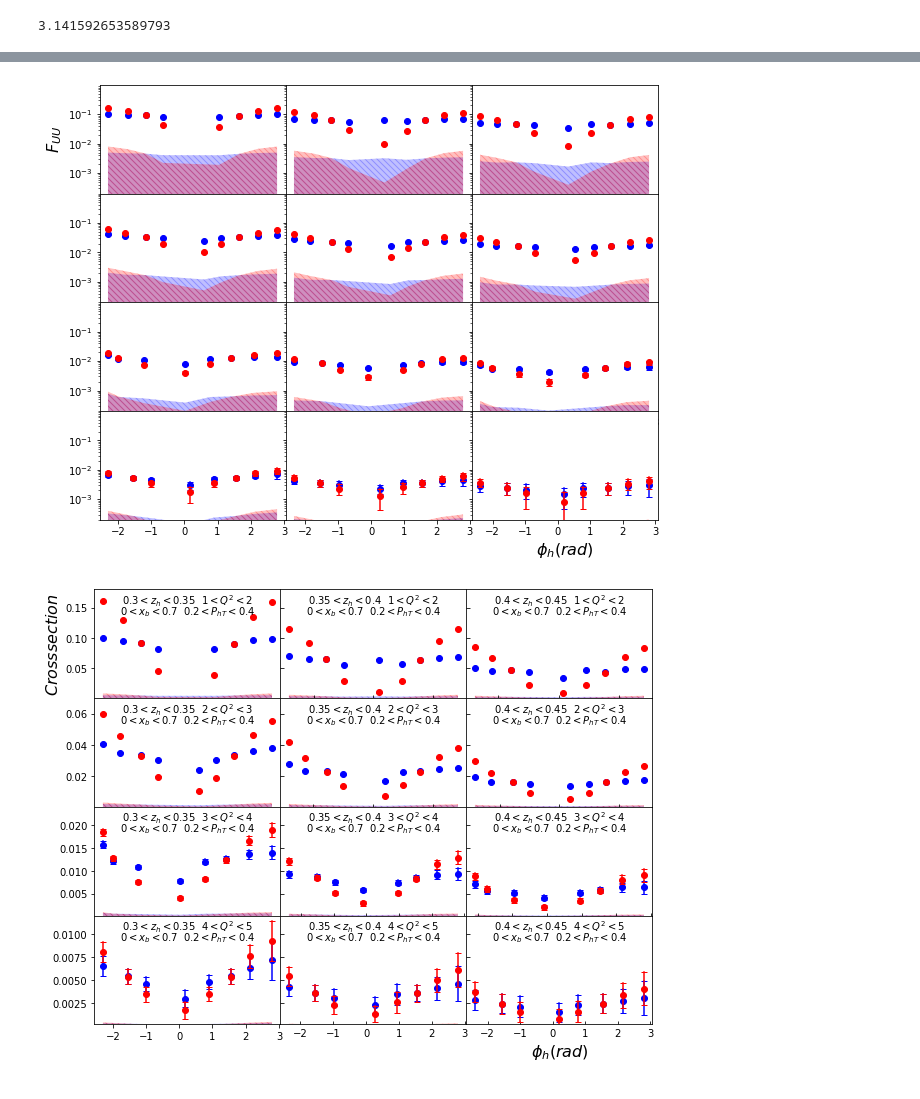
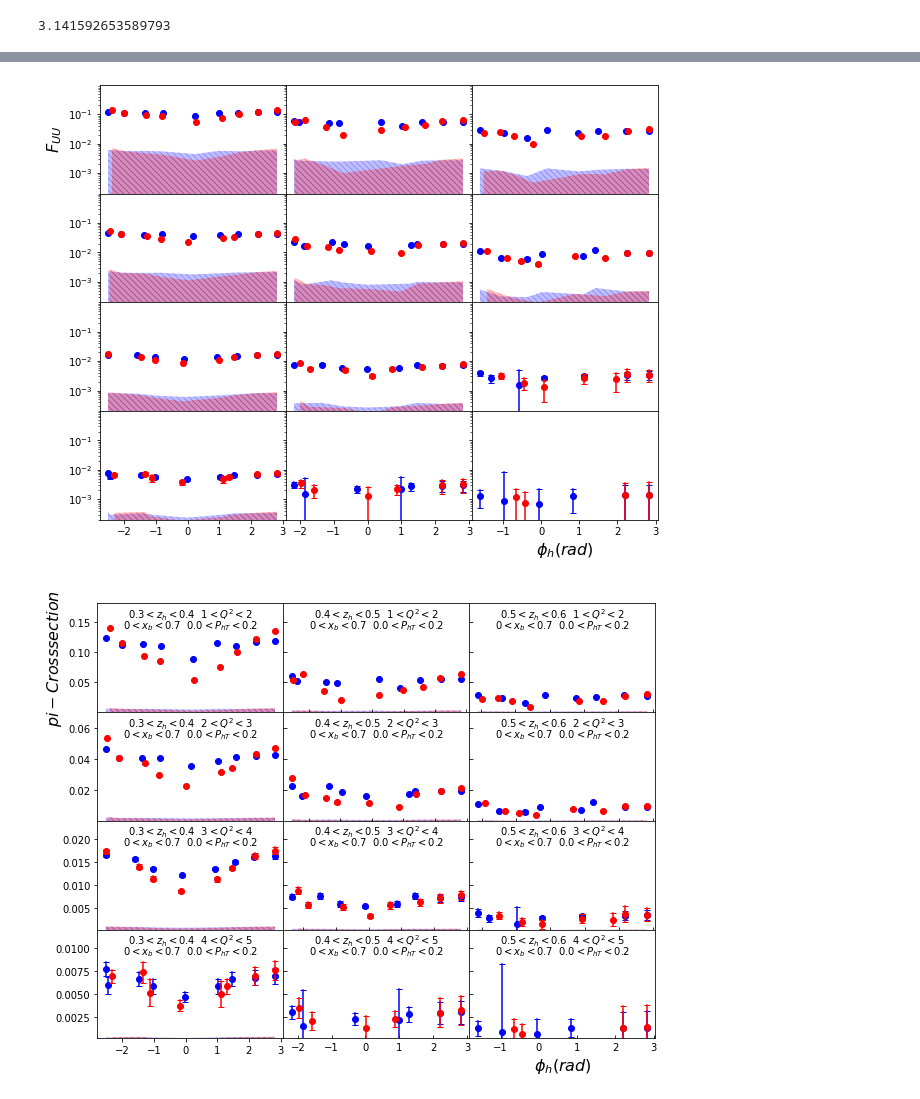
Before and after one commit to Mengzhendada/compare, a Jupyter notebook: Unpol_proposal.ipynb, the cells around one changed output, grey strips where cells are left out. Drawn from its saved outputs; the diff is of its cells as text; code cells hidden in the pictures.

Commit message:
modified:   Unpol_proposal.ipynb 	new file:   make_ssa_csv.cpp

```diff
--- a/Unpol_proposal.ipynb
+++ b/Unpol_proposal.ipynb
@@ -14,7 +14,8 @@ def Get_weighted_average(value,error):
         sum_sigma += 1/(error[i]*error[i])
     return sum_mean/sum_sigma,math.sqrt(1/sum_sigma)
 # %%
-df_1xs_zQ2xbjPhT = pd.read_csv('../Unpol_proposal/Materials/simenhanced_1xs.dat',delim_whitespace=True)
+#df_1xs_zQ2xbjPhT = pd.read_csv('../Unpol_proposal/Materials/simenhanced_1xs.dat',delim_whitespace=True)
+df_1xs_zQ2xbjPhT = pd.read_csv('../Unpol_proposal/Materials/simenhanced_1xs_piminus.dat',delim_whitespace=True)
 df_1xs_zQ2xbjPhT.head()
 #print(np.sort(df_1xs_zQ2xbjPhT['phih'].unique()))
 # %% [output]
@@ -25,7 +26,8 @@ df_1xs_zQ2xbjPhT.head()
 | 3 | 3 | 11.0 | 0.145042 | -2.191027 | 0.472163 | 0.323749 | 1.404268 | 0.126987 | FUUT | 0.164009 | 0.000576 | ... |
 | 4 | 4 | 11.0 | 0.134333 | -1.539575 | 0.494297 | 0.323116 | 1.354022 | 0.140201 | FUUT | 0.168347 | 0.000448 | ... |
 # %%
-df_3xs_zQ2xbjPhT = pd.read_csv('../Unpol_proposal/Materials/simenhanced_3xs.dat',delim_whitespace=True)
+#df_3xs_zQ2xbjPhT = pd.read_csv('../Unpol_proposal/Materials/simenhanced_3xs.dat',delim_whitespace=True)
+df_3xs_zQ2xbjPhT = pd.read_csv('../Unpol_proposal/Materials/simenhanced_3xs_piminus.dat',delim_whitespace=True)
 df_3xs_zQ2xbjPhT.head()
 # %% [output]
 |  | i | Ebeam | x | phih | y | z | Q2 | pT | obs | value | stat | ... |
@@ -37,12 +39,12 @@ df_3xs_zQ2xbjPhT.head()
 # %%
 PI = math.pi
 print(PI)
-#z_cuts=[0.3,0.4,0.5,0.6]
-z_cuts=[0.3,0.35,0.4,0.45]
+z_cuts=[0.3,0.4,0.5,0.6]
+#z_cuts=[0.3,0.35,0.4,0.45]
 Q2_cuts=[1,2,3,4,5]
 xbj_cuts=[0,0.7]
-#PhT_cuts=[0.0,0.2]
-PhT_cuts=[0.2,0.4]
+PhT_cuts=[0.0,0.2]
+#PhT_cuts=[0.2,0.4]
 #phih_bins = [-3.14,-2.5,-2,-1.5,-1,-0.5,0,0.5,1,1.5,2,2.5,3.14]
 phih_bins =[-PI,-4*PI/5,-3*PI/5,-2*PI/5,-PI/5,PI/5,2*PI/5,3*PI/5,4*PI/5,PI]
 df_1xs_zQ2=df_1xs_zQ2xbjPhT[df_1xs_zQ2xbjPhT['x']>xbj_cuts[0]][df_1xs_zQ2xbjPhT['x']<xbj_cuts[1]][df_1xs_zQ2xbjPhT['pT']>PhT_cuts[0]][df_1xs_zQ2xbjPhT['pT']<PhT_cuts[1]]
@@ -1813,7 +1815,7 @@ axs[3][2].fill_between(phih_4_3_3xs,np.asarray(0),np.asarray(0)+np.asarray(Fuu_4
 
 plt.savefig('../Unpol_proposal/Materials/Fuu_log.pdf')
 # %% [output]
-[figure, old version]
+[figure, new version]
 # %%
 fig, axs = plt.subplots(4,3,figsize=(10,8))
 fig.subplots_adjust(hspace=0)
@@ -1831,7 +1833,7 @@ for i_1_1 in range(0,len(phih_1_1)):
     axs[0][0].plot([_phih_1_1,_phih_1_1],[_Fuu_1_1-_Fuu_1_1_stat,_Fuu_1_1+_Fuu_1_1_stat],color='blue',marker='_')
 axs[0][0].plot(phih_1_1,Fuu_1_1,'bo')
 axs[0][0].fill_between(phih_1_1,np.asarray(0),np.asarray(0)+np.asarray(Fuu_1_1_sys),color='blue',hatch='\\\\\\\\',alpha=0.25,linewidth=0)
-axs[0][0].set_ylabel('$Cross section$',fontsize=16)
+axs[0][0].set_ylabel('$pi- Cross section$',fontsize=16)
 for i_1_1_3xs in range(0,len(phih_1_1_3xs)):
     _phih_1_1 = phih_1_1_3xs[i_1_1_3xs]
     _Fuu_1_1 = Fuu_1_1_3xs[i_1_1_3xs]
@@ -2019,31 +2021,31 @@ for i_4_2_3xs in range(0,len(phih_4_2_3xs)):
     axs[3][1].plot([_phih_4_2,_phih_4_2],[_Fuu_4_2-_Fuu_4_2_stat,_Fuu_4_2+_Fuu_4_2_stat],color='red',marker='_')
 axs[3][1].plot(phih_4_2_3xs,Fuu_4_2_3xs,'ro')
 axs[3][1].fill_between(phih_4_2_3xs,np.asarray(0),np.asarray(0)+np.asarray(Fuu_4_2_3xs_sys),color='red',hatch='\\\\\\\\',alpha=0.25,linewidth=0)
 axs[3][1].set_ylim(0.0002,Y_fourth_max)
 axs[3][1].tick_params(direction='in',labelleft=False)
 axs[3][1].text(0.5,0.9,r'${}<z_h<{}\ \ {}<Q^2<{}$'.format(z_cuts[1],z_cuts[2],Q2_cuts[3],Q2_cuts[4]), horizontalalignment='center', verticalalignment='center', transform=axs[3][1].transAxes)
 axs[3][1].text(0.5,0.8,r'${}<x_{{b}}<{}\ \ {}<P_{{hT}}<{}$'.format(xbj_cuts[0],xbj_cuts[1],PhT_cuts[0],PhT_cuts[1]), horizontalalignment='center', verticalalignment='center', transform=axs[3][1].transAxes)
 for i_4_3 in range(0,len(phih_4_3)):
     _phih_4_3 = phih_4_3[i_4_3]
     _Fuu_4_3 = Fuu_4_3[i_4_3]
     _Fuu_4_3_stat = Fuu_4_3_stat[i_4_3]
     axs[3][2].plot([_phih_4_3,_phih_4_3],[_Fuu_4_3-_Fuu_4_3_stat,_Fuu_4_3+_Fuu_4_3_stat],color='blue',marker='_')
 axs[3][2].plot(phih_4_3,Fuu_4_3,'bo')
 axs[3][2].fill_between(phih_4_3,np.asarray(0),np.asarray(0)+np.asarray(Fuu_4_3_sys),color='blue',hatch='\\\\\\\\',alpha=0.25,linewidth=0)
 
 for i_4_3_3xs in range(0,len(phih_4_3_3xs)):
     _phih_4_3 = phih_4_3_3xs[i_4_3_3xs]
     _Fuu_4_3 = Fuu_4_3_3xs[i_4_3_3xs]
     _Fuu_4_3_stat = Fuu_4_3_3xs_stat[i_4_3_3xs]
     axs[3][2].plot([_phih_4_3,_phih_4_3],[_Fuu_4_3-_Fuu_4_3_stat,_Fuu_4_3+_Fuu_4_3_stat],color='red',marker='_')
 axs[3][2].plot(phih_4_3_3xs,Fuu_4_3_3xs,'ro')
 axs[3][2].fill_between(phih_4_3_3xs,np.asarray(0),np.asarray(0)+np.asarray(Fuu_4_3_3xs_sys),color='red',hatch='\\\\\\\\',alpha=0.25,linewidth=0)
 axs[3][2].set_ylim(0.0002,Y_fourth_max)
 axs[3][2].tick_params(direction='in',labelleft=False)
 axs[3][2].text(0.5,0.9,r'${}<z_h<{}\ \   {}<Q^2<{}$'.format(z_cuts[2],z_cuts[3],Q2_cuts[3],Q2_cuts[4]), horizontalalignment='center', verticalalignment='center', transform=axs[3][2].transAxes)
 axs[3][2].text(0.5,0.8,r'${}<x_{{b}}<{}\ \  {}<P_{{hT}}<{}$'.format(xbj_cuts[0],xbj_cuts[1],PhT_cuts[0],PhT_cuts[1]), horizontalalignment='center', verticalalignment='center', transform=axs[3][2].transAxes)
 
 #plt.show()
 plt.savefig('../Unpol_proposal/Materials/Fuu.pdf')
 # %% [output]
-[figure, old version]
+[figure, new version]
```
Also changed, not shown: parts of 51 cells of this notebook, 1 other file.
